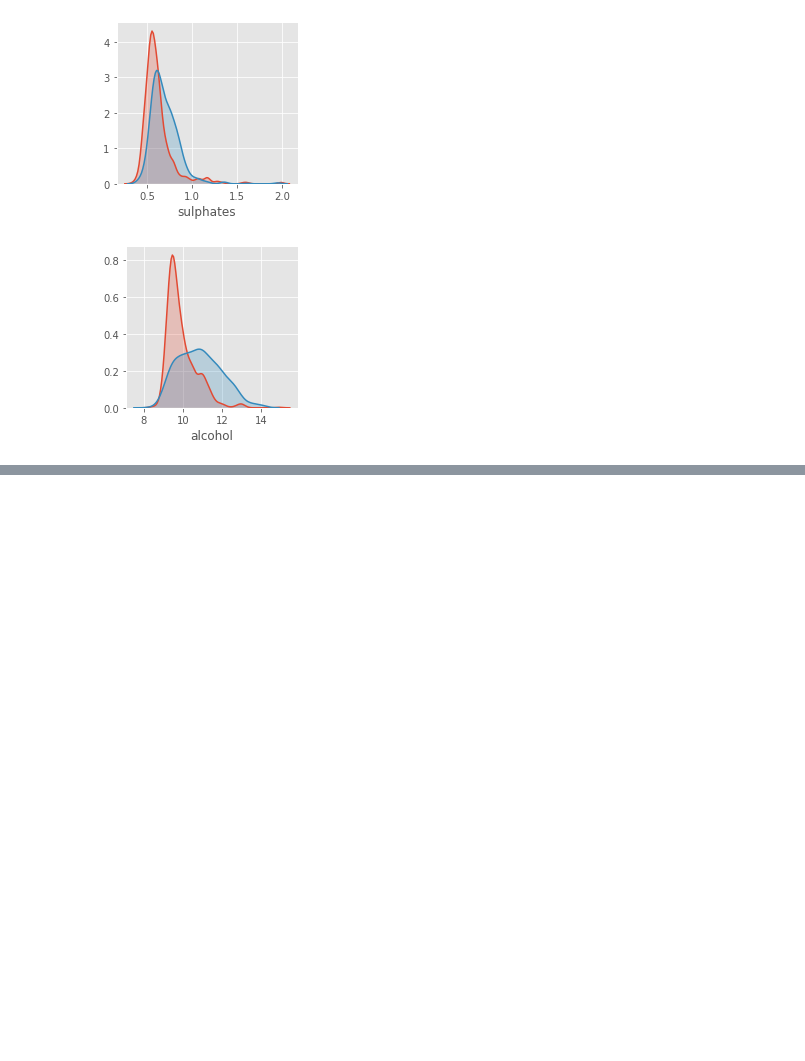
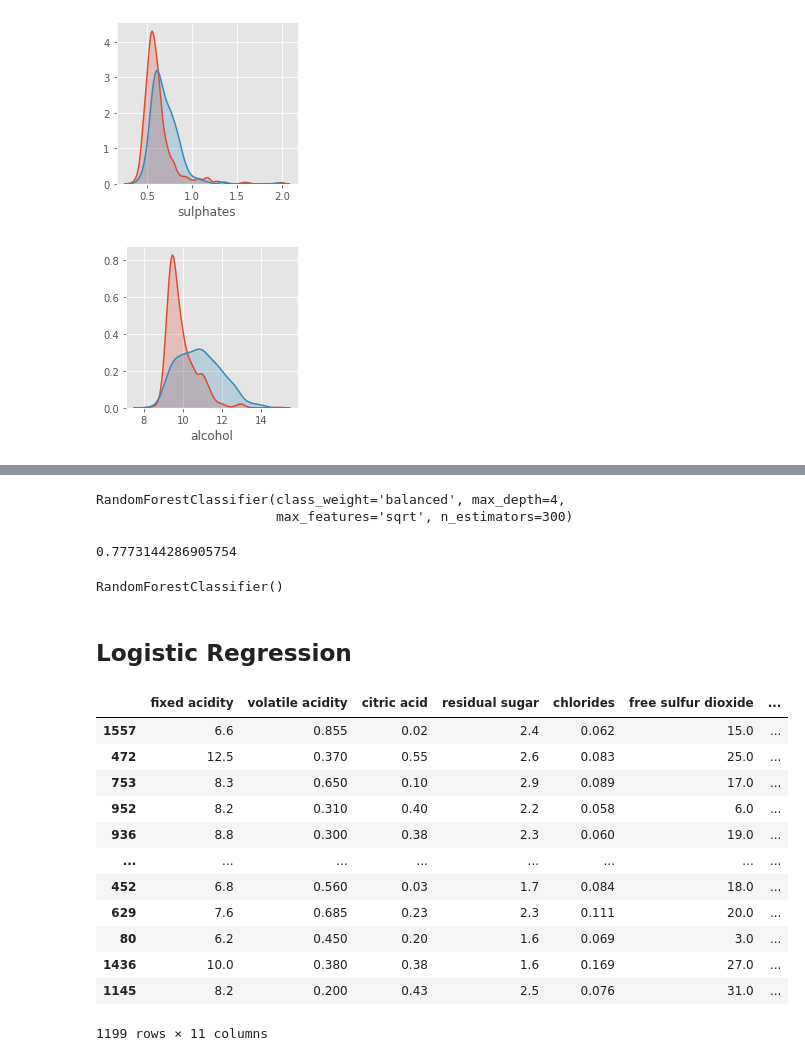
Before and after one commit to caseyahoffman/wine-quality, a Jupyter notebook: binary_classification.ipynb, the cells around one changed output, grey strips where cells are left out. Drawn from its saved outputs; the diff is of its cells as text; code cells hidden in the pictures; blank space fills up the shorter version.

Commit message:
random forest classifer

```diff
--- a/binary_classification.ipynb
+++ b/binary_classification.ipynb
@@ -65,0 +73,4 @@ for index,column in enumerate(list(wine.columns[0:11])):
+# %%
+Xtrain,xtest,ytrain,ytest = train_test_split(wine.drop('quality',axis=1),wine['quality'],stratify=wine['quality'])
+# %%
+rfc.set_params(class_weight='balanced',n_estimators=300)
@@ -65,0 +79,13 @@ for index,column in enumerate(list(wine.columns[0:11])):
+# %%
+params = {'max_depth':[3,4], 'max_features':['auto',5],'criterion':['gini','entropy']}
+grid = GridSearchCV(rfc,params,cv=3,verbose=1,return_train_score=True)
+grid.fit(Xtrain,ytrain)
+
+results = pd.DataFrame(grid.cv_results_)[['param_criterion',
+                                          'param_max_depth',
+                                          'param_max_features',
+                                          'mean_test_score',
+                                          'mean_train_score',
+                                          'rank_test_score']].sort_values('rank_test_score')
+
+grid.best_params_
@@ -65,0 +95,7 @@ for index,column in enumerate(list(wine.columns[0:11])):
+# %%
+rfc.set_params(max_depth=4,criterion='gini',max_features='auto') #auto=sqrt
+rfc.fit(Xtrain,ytrain)
+
+print(confusion_matrix(ytest,rfc.predict(xtest)))
+
+print(classification_report(ytest,rfc.predict(xtest)))
@@ -65,0 +200,16 @@ for index,column in enumerate(list(wine.columns[0:11])):
+# %%
+rfc2.set_params(max_depth=4)
+# %% [output]
+RandomForestClassifier(class_weight='balanced', max_depth=4,
+                       max_features='sqrt', n_estimators=300)
+# %%
+rfc2.fit(Xtrain[featimps.feature[0:5]],ytrain)
+rfc2.score(Xtrain[featimps.feature[0:5]],ytrain)
+# %% [output]
+0.7773144286905754
+# %%
+rfcRandomForestClassifier()
+# %% [output]
+RandomForestClassifier()
+# %% [markdown]
+## Logistic Regression
@@ -65,0 +219,16 @@ for index,column in enumerate(list(wine.columns[0:11])):
+# %%
+Xtrain
+# %% [output]
+|  | fixed acidity | volatile acidity | citric acid | residual sugar | chlorides | free sulfur dioxide | ... |
+| 1557 | 6.6 | 0.855 | 0.02 | 2.4 | 0.062 | 15.0 | ... |
+| 472 | 12.5 | 0.370 | 0.55 | 2.6 | 0.083 | 25.0 | ... |
+| 753 | 8.3 | 0.650 | 0.10 | 2.9 | 0.089 | 17.0 | ... |
+| 952 | 8.2 | 0.310 | 0.40 | 2.2 | 0.058 | 6.0 | ... |
+| 936 | 8.8 | 0.300 | 0.38 | 2.3 | 0.060 | 19.0 | ... |
+| ... | ... | ... | ... | ... | ... | ... | ... |
+| 452 | 6.8 | 0.560 | 0.03 | 1.7 | 0.084 | 18.0 | ... |
+| 629 | 7.6 | 0.685 | 0.23 | 2.3 | 0.111 | 20.0 | ... |
+| 80 | 6.2 | 0.450 | 0.20 | 1.6 | 0.069 | 3.0 | ... |
+| 1436 | 10.0 | 0.380 | 0.38 | 1.6 | 0.169 | 27.0 | ... |
+| 1145 | 8.2 | 0.200 | 0.43 | 2.5 | 0.076 | 31.0 | ... |
+1199 rows × 11 columns
```
Also changed, not shown: parts of 20 cells of this notebook.
